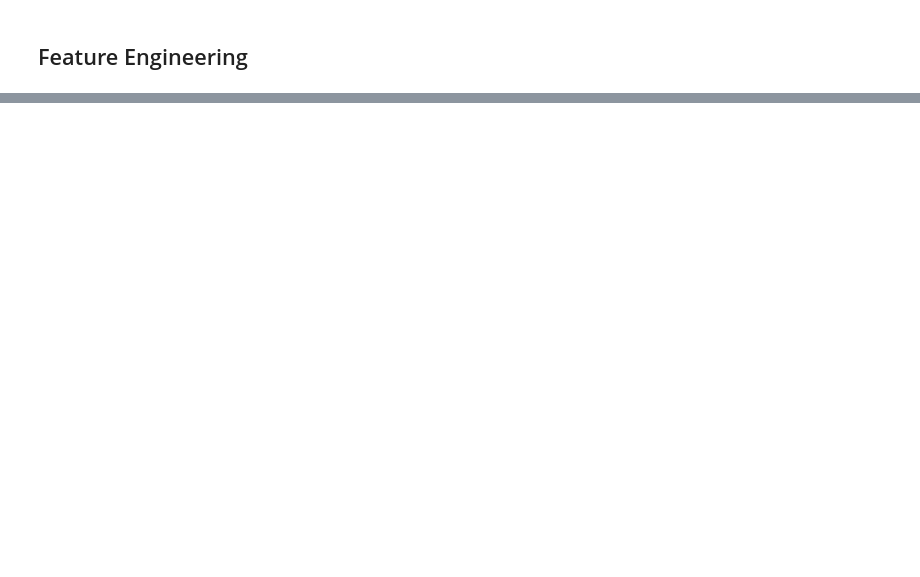
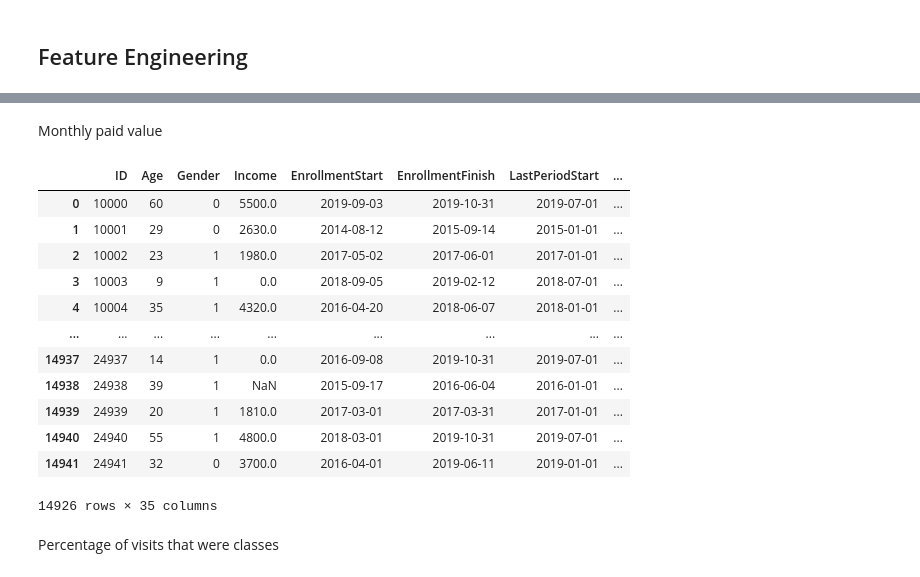
Before and after one commit to raquelxr/data-mining-proj, a Jupyter notebook: Raquel.ipynb, the cells around one changed output, grey strips where cells are left out. Drawn from its saved outputs; the diff is of its cells as text; code cells hidden in the pictures; blank space fills up the shorter version.

```diff
--- a/Raquel.ipynb
+++ b/Raquel.ipynb
@@ -171,2 +194,2 @@ sports_data[sports_data['testedates'] != sports_data['DaysWithoutFrequency']][['
 # %%
-sports_data['RelativePercentageOfVisits'] = (sports_data['RealNumberOfVisits'] / sports_data['AllowedNumberOfVisitsBySLA']) * 100
+sports_data['PercentageOfVisits'] = (sports_data['RealNumberOfVisits'] / sports_data['AllowedNumberOfVisitsBySLA']) * 100
@@ -188,0 +198,27 @@ feature selection
+# %%
+sports_data['NumberOfActivities'] = sports_data.iloc[:, 12:21].sum(axis=1)
+# %% [markdown]
+Monthly paid value
+# %%
+sports_data['TotalMonths'] = (sports_data['EnrollmentFinish'] - sports_data['EnrollmentStart']) // np.timedelta64(1, 'M')
+sports_data['TotalMonths'] = np.where(sports_data['TotalMonths'] <= 0, 1, sports_data['TotalMonths']) #cases in which is less than one month, we will assume one month
+
+sports_data['MonthlyValue'] = sports_data['LifetimeValue'] / sports_data['TotalMonths']
+
+sports_data.drop('TotalMonths', axis=1) #drop total months column since we only needed it for this code
+# %% [output]
+|  | ID | Age | Gender | Income | EnrollmentStart | EnrollmentFinish | LastPeriodStart | ... |
+| 0 | 10000 | 60 | 0 | 5500.0 | 2019-09-03 | 2019-10-31 | 2019-07-01 | ... |
+| 1 | 10001 | 29 | 0 | 2630.0 | 2014-08-12 | 2015-09-14 | 2015-01-01 | ... |
+| 2 | 10002 | 23 | 1 | 1980.0 | 2017-05-02 | 2017-06-01 | 2017-01-01 | ... |
+| 3 | 10003 | 9 | 1 | 0.0 | 2018-09-05 | 2019-02-12 | 2018-07-01 | ... |
+| 4 | 10004 | 35 | 1 | 4320.0 | 2016-04-20 | 2018-06-07 | 2018-01-01 | ... |
+| ... | ... | ... | ... | ... | ... | ... | ... | ... |
+| 14937 | 24937 | 14 | 1 | 0.0 | 2016-09-08 | 2019-10-31 | 2019-07-01 | ... |
+| 14938 | 24938 | 39 | 1 | NaN | 2015-09-17 | 2016-06-04 | 2016-01-01 | ... |
+| 14939 | 24939 | 20 | 1 | 1810.0 | 2017-03-01 | 2017-03-31 | 2017-01-01 | ... |
+| 14940 | 24940 | 55 | 1 | 4800.0 | 2018-03-01 | 2019-10-31 | 2019-07-01 | ... |
+| 14941 | 24941 | 32 | 0 | 3700.0 | 2016-04-01 | 2019-06-11 | 2019-01-01 | ... |
+14926 rows × 35 columns
+# %% [markdown]
+Percentage of visits that were classes
```
Also changed, not shown: parts of 14 cells of this notebook.
